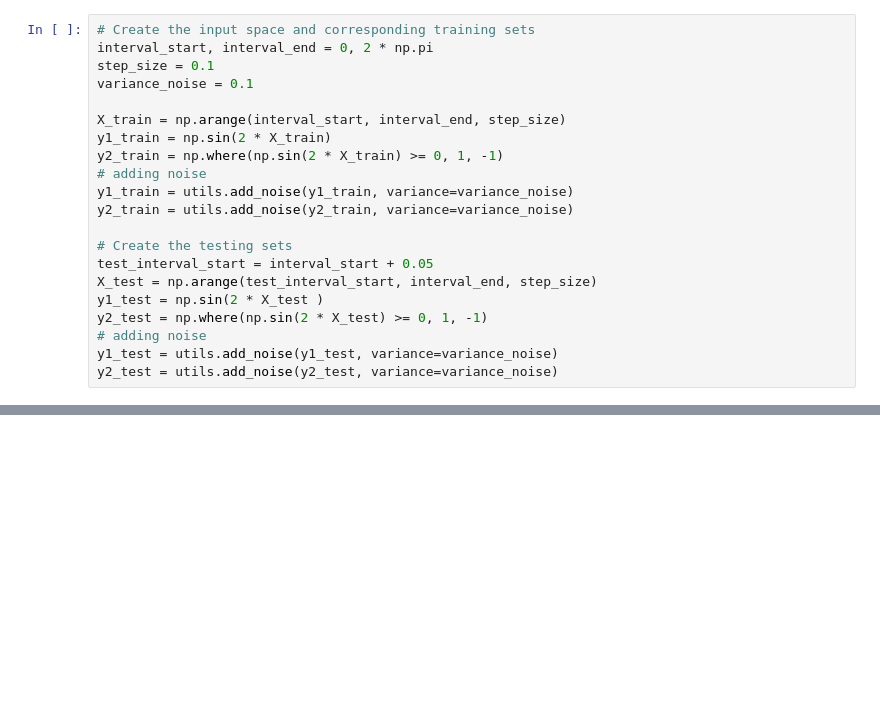
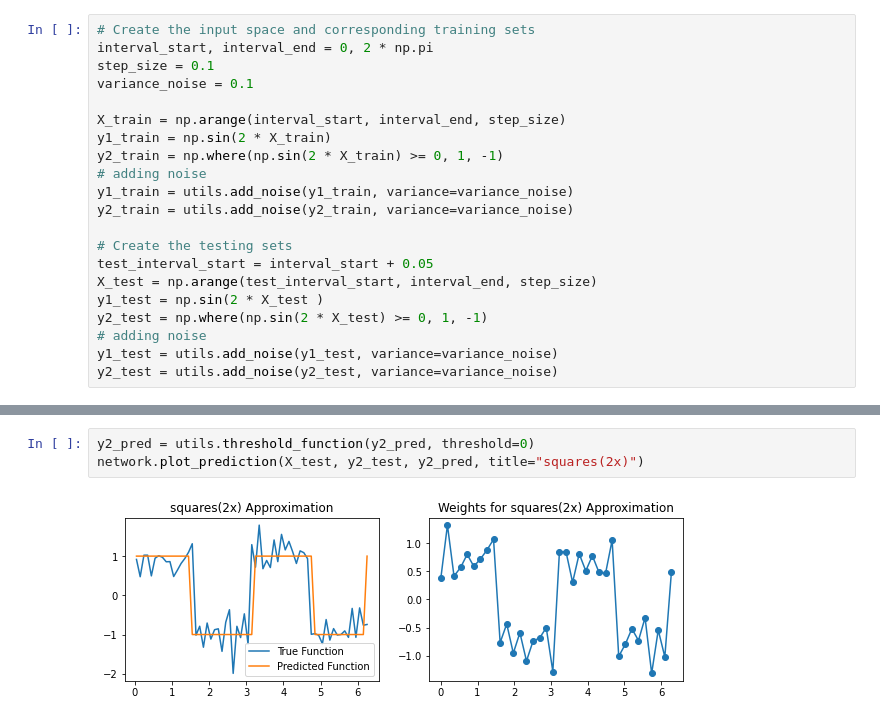
Before and after one commit to kyebinan/Deep_Learning_KTH, a Jupyter notebook: LAB2/notebook3.ipynb, the cells around one changed output, grey strips where cells are left out. Saved outputs shown, nothing was run; the diff lists cells and outputs as text; blank space fills up the shorter version.

```diff
--- a/LAB2/notebook3.ipynb
+++ b/LAB2/notebook3.ipynb
@@ -204,0 +203,5 @@ network.plot_prediction(X_test, y2_test, y2_pred, title="squares(2x)")
+# %%
+y2_pred = utils.threshold_function(y2_pred, threshold=0)
+network.plot_prediction(X_test, y2_test, y2_pred, title="squares(2x)")
+# %% [output]
+[figure, added]
```
Also changed, not shown: parts of 8 cells of this notebook, 1 other file.
